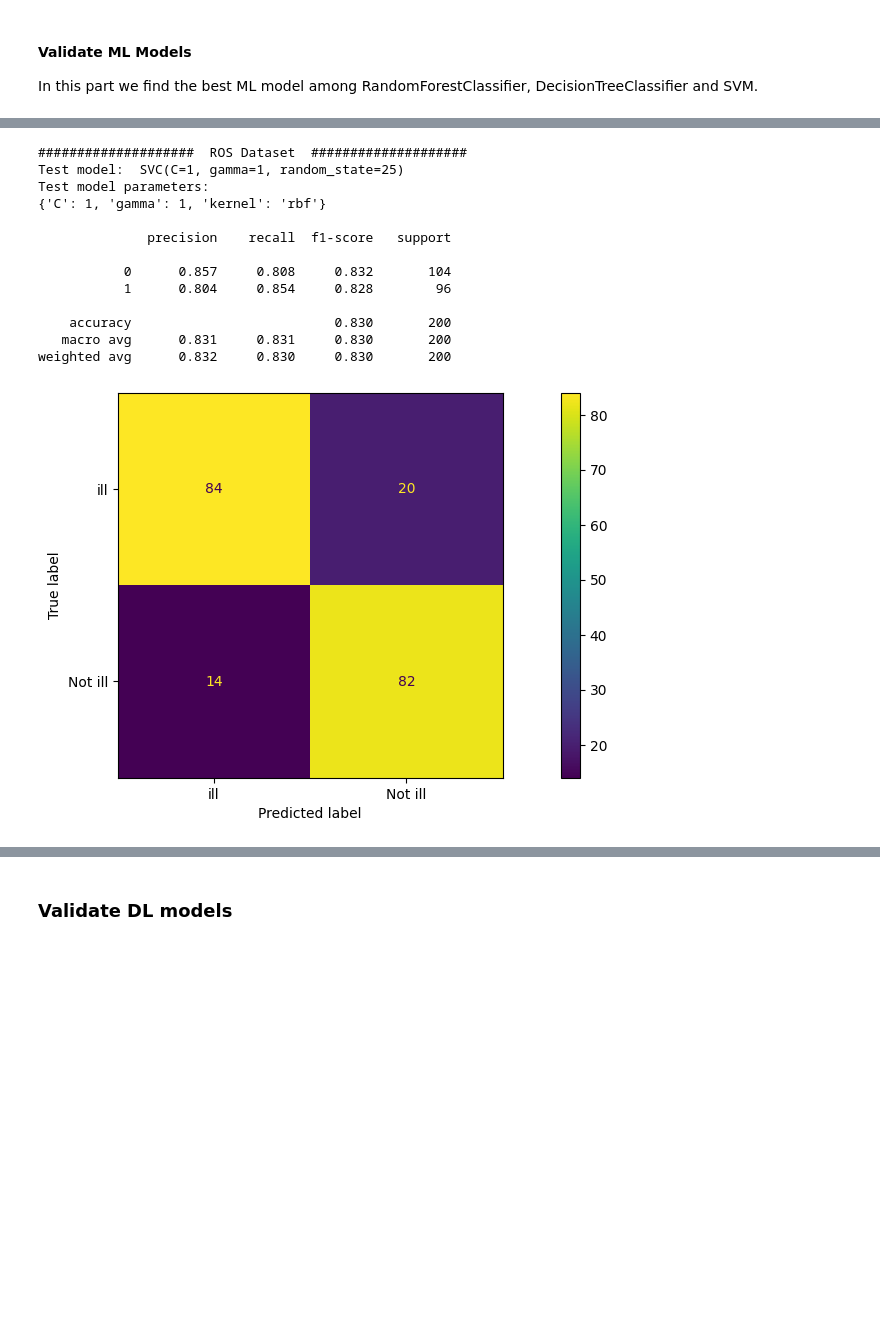
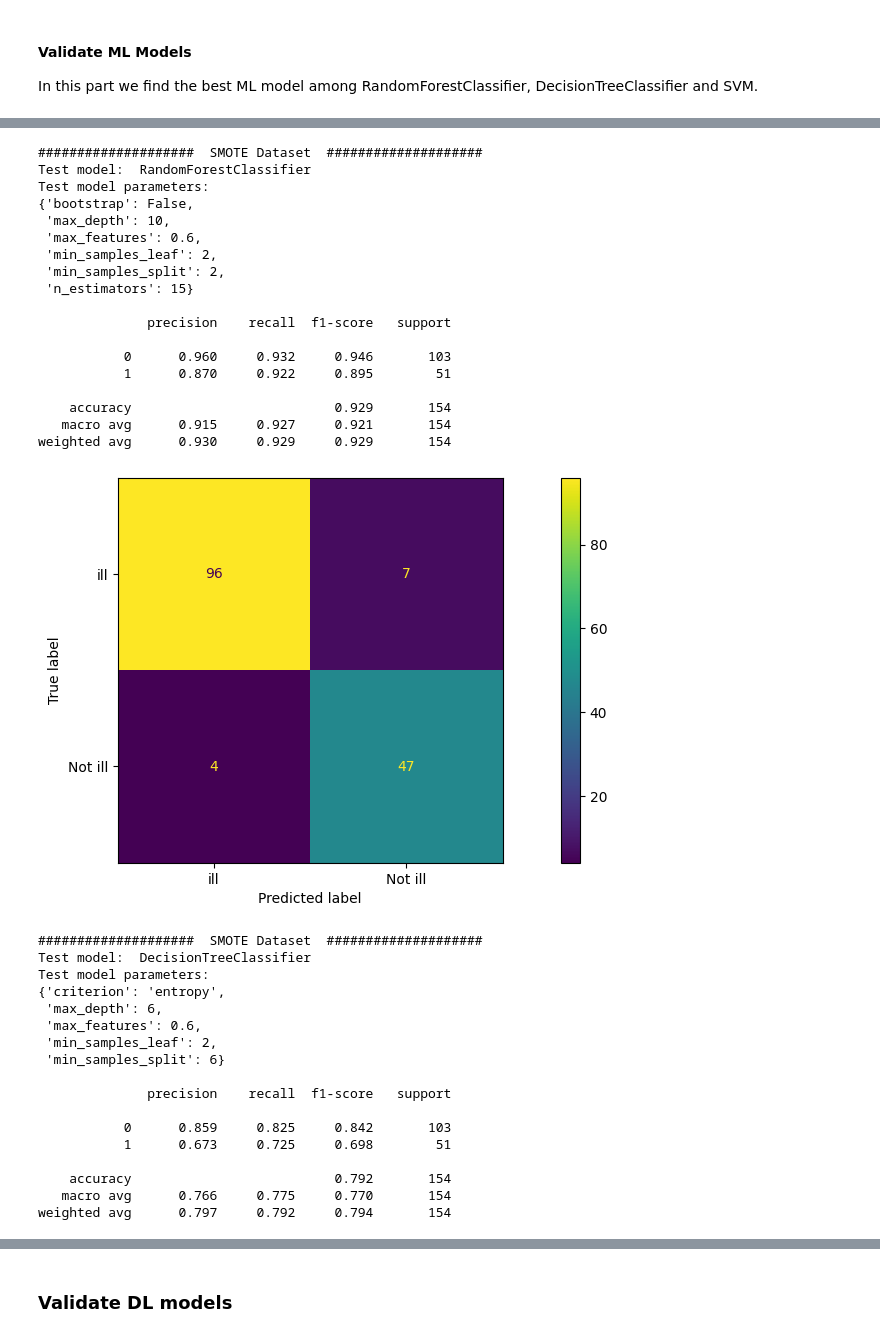
Before and after one commit to denysgerasymuk799/UCU_AI_Course_Project, a Jupyter notebook: 02_Diabet_Prediction_Models.ipynb, the cells around one changed output, grey strips where cells are left out. Cells and saved outputs as stored; diff of their text form; code cells hidden in the pictures; blank space fills up the shorter version.

Commit message:
add results of balanced datasets

```diff
--- a/02_Diabet_Prediction_Models.ipynb
+++ b/02_Diabet_Prediction_Models.ipynb
@@ -209,9 +209,9 @@ Resample dataset shape 1000
 # %% [markdown]
 ### Train and Validation
 # %%
-best_results_df = pd.DataFrame(columns=('Dataset Name', 'Model_Name', 'F1_Score',
+best_results_df = pd.DataFrame(columns=('Dataset_Name', 'Model_Name', 'F1_Score',
                                    'Accuracy_Score',
-                                   'Model_Best_Params'))
+                                   'Model_Best_Params', 'Model_Pred'))
 # %%
 def folds_iterator(n_folds, samples_per_fold, size):
     """
@@ -270,7 +270,7 @@ def test_evaluation(cur_best_model, model_name, cur_best_params,
             disp = ConfusionMatrixDisplay(confusion_matrix=cm, display_labels=["ill", "Not ill"])
             disp.plot()
             plt.show()
-    return test_f1_score, test_accuracy
+    return test_f1_score, test_accuracy, cur_model_pred
 # %% [markdown]
 #### Validate ML Models
 
@@ -414,19 +543,41 @@ ros_ML_results_df
 # %%
-smote_ML_results_df = validate_ML_models(best_results_df, smote_X_train, smote_y_train, smote_X_test, smote_y_test, "SMOTE Dataset",
+smote_ML_results_df = validate_ML_models(best_results_df, smote_X_train, smote_y_train, X_test, y_test, "SMOTE Dataset",
                                          show_plots=True, debug_mode=True)
 smote_ML_results_df
 # %% [output]
-####################  ROS Dataset  ####################
-Test model:  SVC(C=1, gamma=1, random_state=25)
+####################  SMOTE Dataset  ####################
+Test model:  RandomForestClassifier
 Test model parameters:
-{'C': 1, 'gamma': 1, 'kernel': 'rbf'}
+{'bootstrap': False,
+ 'max_depth': 10,
+ 'max_features': 0.6,
+ 'min_samples_leaf': 2,
+ 'min_samples_split': 2,
+ 'n_estimators': 15}
 
               precision    recall  f1-score   support
 
-           0      0.857     0.808     0.832       104
-           1      0.804     0.854     0.828        96
+           0      0.960     0.932     0.946       103
+           1      0.870     0.922     0.895        51
 
-    accuracy                          0.830       200
-   macro avg      0.831     0.831     0.830       200
-weighted avg      0.832     0.830     0.830       200
+    accuracy                          0.929       154
+   macro avg      0.915     0.927     0.921       154
+weighted avg      0.930     0.929     0.929       154
-[figure, old version]
+[figure, new version]
+####################  SMOTE Dataset  ####################
+Test model:  DecisionTreeClassifier
+Test model parameters:
+{'criterion': 'entropy',
+ 'max_depth': 6,
+ 'max_features': 0.6,
+ 'min_samples_leaf': 2,
+ 'min_samples_split': 6}
+
+              precision    recall  f1-score   support
+
+           0      0.859     0.825     0.842       103
+           1      0.673     0.725     0.698        51
+
+    accuracy                          0.792       154
+   macro avg      0.766     0.775     0.770       154
+weighted avg      0.797     0.792     0.794       154
```
Also changed, not shown: parts of 11 cells of this notebook.
